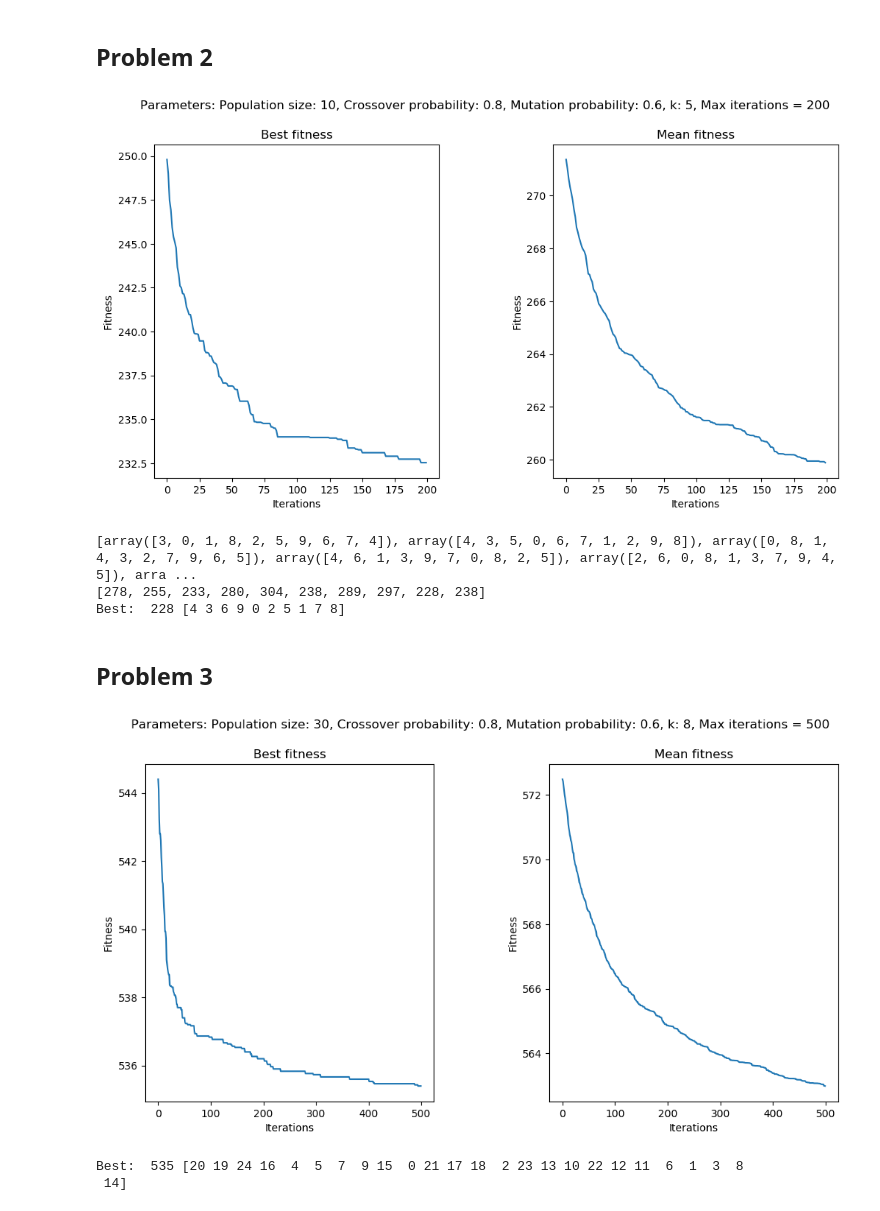
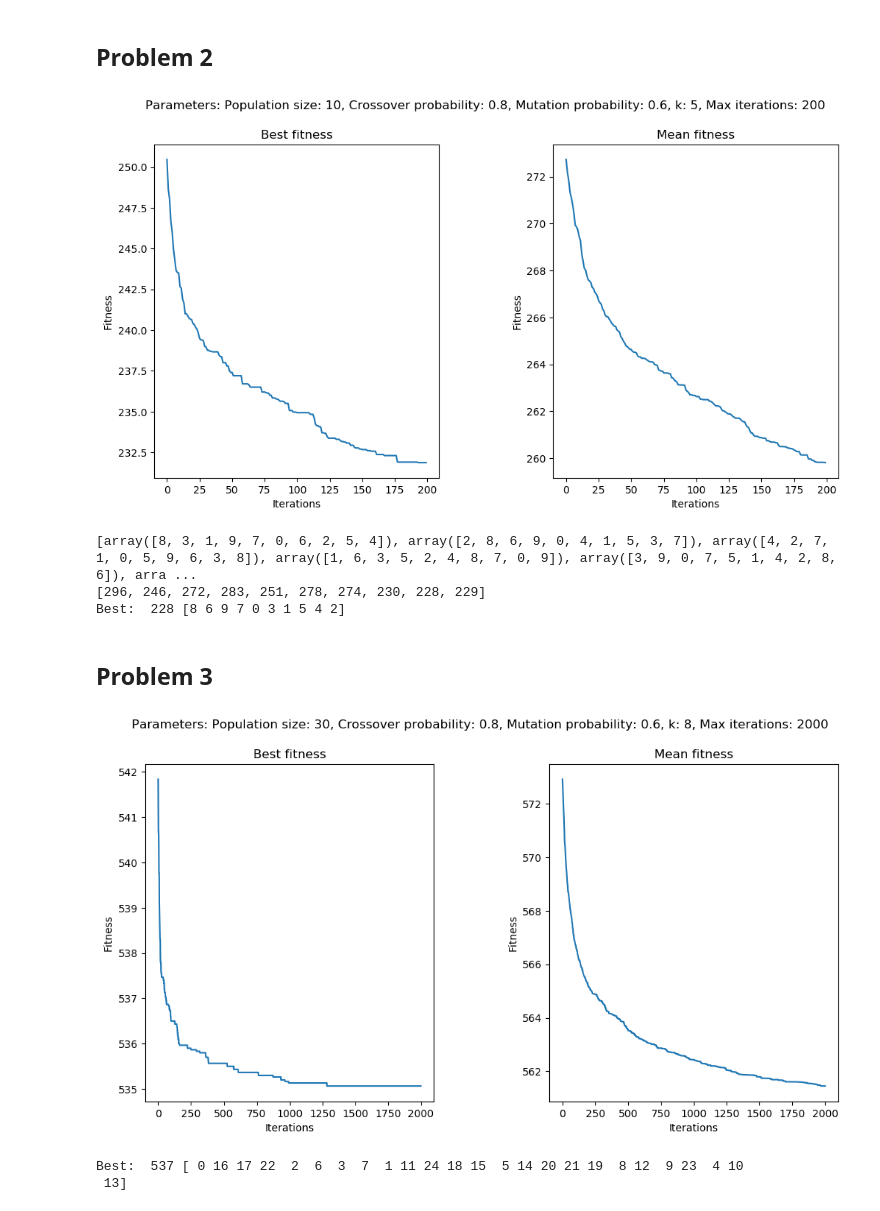
Before and after one commit to luizduducoelho/JSSP_evolutionary, a Jupyter notebook: JSSP.ipynb, the cells around one changed output. Drawn from its saved outputs; the diff is of its cells as text; code cells hidden in the pictures.

```diff
--- a/JSSP.ipynb
+++ b/JSSP.ipynb
@@ -113,7 +113,7 @@ class GA():
         #print("Best: ", best)
         return best
 
-    def run(self, population_size=20, crossover_probability=0.8, mutation_probability=0.6, k=5, number_of_iterations=1):
+    def run(self, population_size=20, crossover_probability=0.8, mutation_probability=0.6, k=5, number_of_iterations=1000):
 
         ## Inicialize population
         self.best_by_iteration = []
@@ -160,14 +160,17 @@ class GA():
             ## TO DO
 
         #print("Final best is ", min(self.population_fitness))
-        return self.best_by_iteration, self.mean_by_iteration
+        makespan = min(self.population_fitness)
+        sequence_index = self.population_fitness.index(min(self.population_fitness))
+        sequence = self.population[sequence_index]
+        return  makespan, sequence, self.mean_by_iteration, self.best_by_iteration
 
 
     def test_parameters_set(self, population_size=20, crossover_probability=0.8, mutation_probability=0.6, k=5, number_of_iterations=1, repetitions=10, directory='plots3'):
         best_list = []
         mean_list = []
         for repetition in range(repetitions):
-            best, mean = self.run(population_size, crossover_probability, mutation_probability, k, number_of_iterations)
+            makespan, sequence, mean, best = self.run(population_size, crossover_probability, mutation_probability, k, number_of_iterations)
             best_list.append(best)
             mean_list.append(mean)
 
@@ -177,7 +180,7 @@ class GA():
         ## Plotting
         plt.figure(figsize=(12,6), dpi=100)
         plt.subplot(121)
-        plt.suptitle('Parameters: Population size: {}, Crossover probability: {}, Mutation probability: {}, k: {}, Max iterations = {}'.format(population_size, crossover_probability, mutation_probability, k, number_of_iterations))
+        plt.suptitle('Parameters: Population size: {}, Crossover probability: {}, Mutation probability: {}, k: {}, Max iterations: {}'.format(population_size, crossover_probability, mutation_probability, k, number_of_iterations))
         plt.title("Best fitness")
         plt.plot(final_best)
         plt.ylabel("Fitness")
@@ -225,15 +228,15 @@ repetitions = 30
 directory = 'plots10'
 p2.test_parameters_set(population_size, crossover_probability, mutation_probability, k, number_of_iterations, repetitions, directory)
 # %% [output]
-[figure, old version]
+[figure, new version]
 # %%
 print(p2.population)
 print(p2.population_fitness)
 print("Best: ", min(p2.population_fitness), p2.population[np.argmin(p2.population_fitness)])
 # %% [output]
-[array([3, 0, 1, 8, 2, 5, 9, 6, 7, 4]), array([4, 3, 5, 0, 6, 7, 1, 2, 9, 8]), array([0, 8, 1, 4, 3, 2, 7, 9, 6, 5]), array([4, 6, 1, 3, 9, 7, 0, 8, 2, 5]), array([2, 6, 0, 8, 1, 3, 7, 9, 4, 5]), arra ...
-[278, 255, 233, 280, 304, 238, 289, 297, 228, 238]
-Best:  228 [4 3 6 9 0 2 5 1 7 8]
+[array([8, 3, 1, 9, 7, 0, 6, 2, 5, 4]), array([2, 8, 6, 9, 0, 4, 1, 5, 3, 7]), array([4, 2, 7, 1, 0, 5, 9, 6, 3, 8]), array([1, 6, 3, 5, 2, 4, 8, 7, 0, 9]), array([3, 9, 0, 7, 5, 1, 4, 2, 8, 6]), arra ...
+[296, 246, 272, 283, 251, 278, 274, 230, 228, 229]
+Best:  228 [8 6 9 7 0 3 1 5 4 2]
 # %% [markdown]
 ## Problem 3
 # %%
@@ -243,16 +246,16 @@ p3 = GA(data)
 # %%
 population_size=30
 crossover_probability=0.8
 mutation_probability=0.6
 k=8
-number_of_iterations=500
+number_of_iterations=2000
 repetitions = 30
 directory = 'plots25'
 p3.test_parameters_set(population_size, crossover_probability, mutation_probability, k, number_of_iterations, repetitions, directory)
 # %% [output]
-[figure, old version]
+[figure, new version]
 # %%
 print("Best: ", min(p3.population_fitness), p3.population[np.argmin(p3.population_fitness)])
 # %% [output]
-Best:  535 [20 19 24 16  4  5  7  9 15  0 21 17 18  2 23 13 10 22 12 11  6  1  3  8
- 14]
+Best:  537 [ 0 16 17 22  2  6  3  7  1 11 24 18 15  5 14 20 21 19  8 12  9 23  4 10
+ 13]
```
Also changed, not shown: parts of 4 cells of this notebook, 8 other files.
